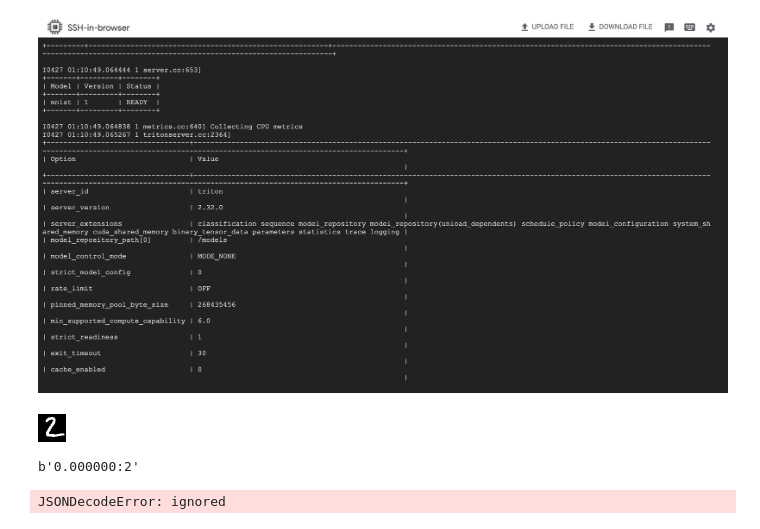
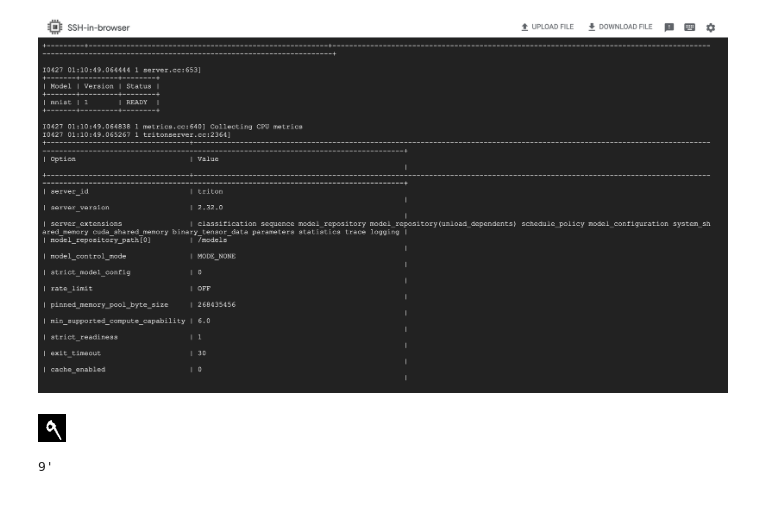
Before and after one commit to nathantthai/SFL-SDE, a Jupyter notebook: main.ipynb, the cells around one changed output. Saved outputs shown, nothing was run; the diff lists cells and outputs as text; code cells hidden in the pictures.

````diff
--- a/main.ipynb
+++ b/main.ipynb
@@ -313,27 +313,28 @@ docker run --rm --net=host -v ${PWD}/model_repository:/models nvcr.io/nvidia/tri
 ```
 # %% [markdown]
 ![Screen Shot 2023-04-26 at 8.14.40 PM.png](embedded-picture-1)
-# %%
-test_set[1][0]
-# %% [output]
-[figure, removed]
 # %%
+from torchvision.datasets.caltech import Image
+# showing the image
+image = test_set[7][0]
+image.show()
+
 # Setting up client, Google Cloud Computer IP address is 34.136.246.142 and we opened the port 8000 for the container
 client = httpclient.InferenceServerClient(url="34.136.246.142:8000")
-test_image = np.array(T.tensor(np.array(test_set[1][0]).astype(np.float32)))
+test_image = np.array(T.tensor(np.array(image).astype(np.float32)))
 test_image = np.expand_dims(test_image, axis = (0, 3)) # to make its shape to (1, 28,28,1)
 inputs = httpclient.InferInput("input__0", test_image.shape, datatype="FP32")
 
 inputs.set_data_from_numpy(test_image, binary_data=True)
 outputs = httpclient.InferRequestedOutput("output__0", binary_data=True, class_count=10)
 
 # Querying the server, an inference request to the Triton Inference Server
 results = client.infer(model_name="mnist", inputs=[inputs], outputs=[outputs])
 inference_output = results.as_numpy('output__0')
 result = inference_output[np.argmax(inference_output)]
+
+# printing the result from a byte
+print(str(result)[-2:])
 # %% [output]
+[figure, added]
-b'0.000000:2'
+9'
-# %%
-type
-# %% [output]
-JSONDecodeError: ignored
````
